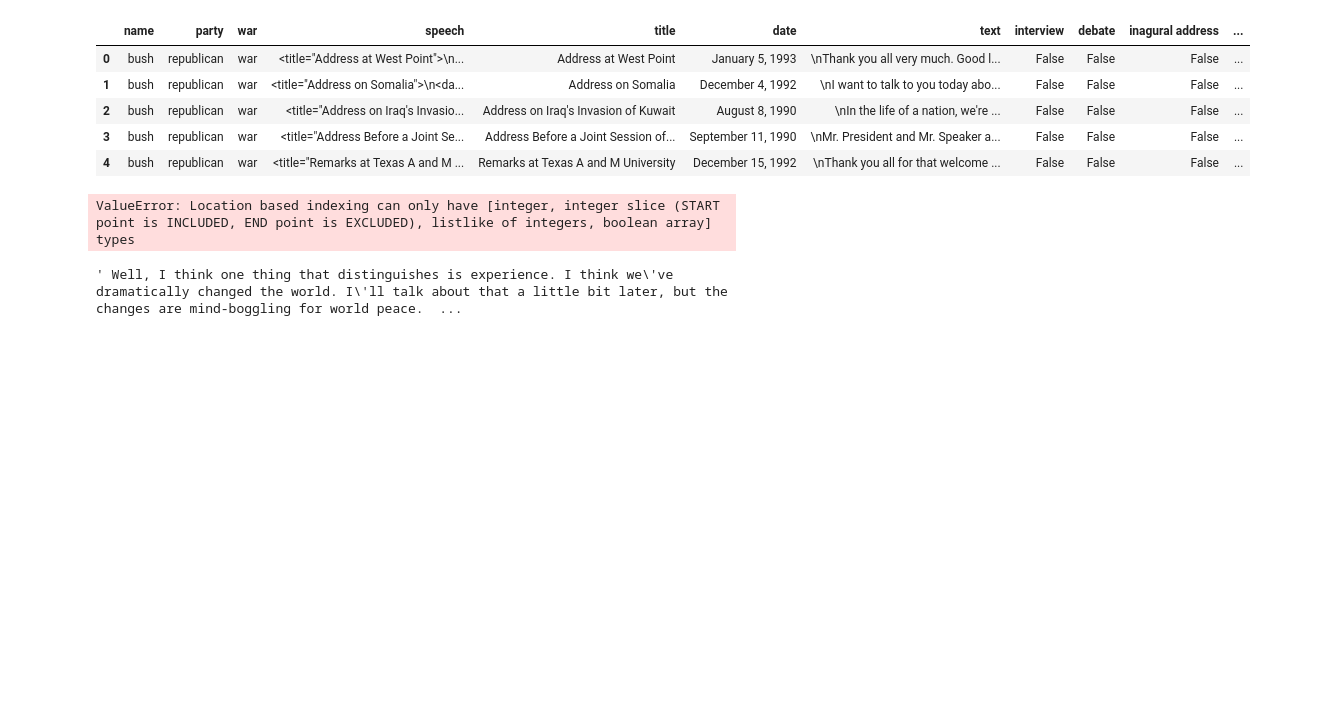
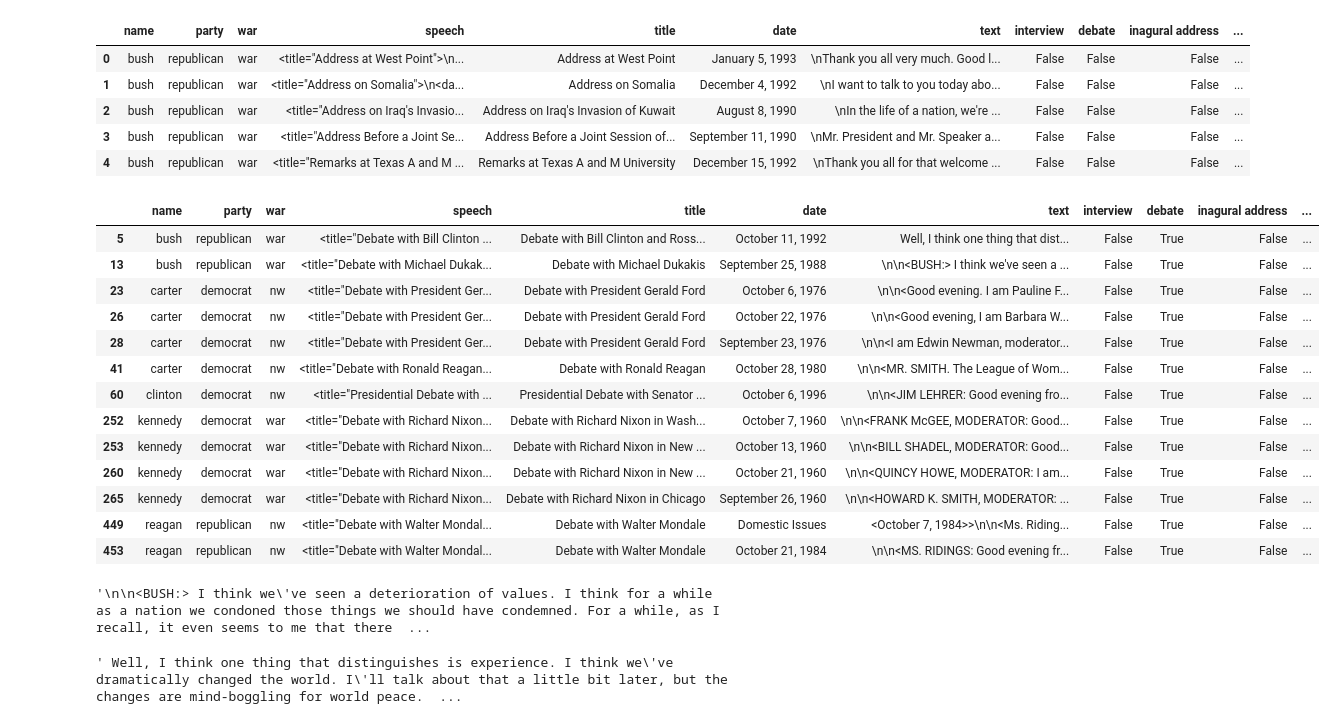
Before and after one commit to annewbarry/partisan-speech, a Jupyter notebook: partisan_speech.ipynb, the cells around one changed output. Cells and saved outputs as stored; diff of their text form; code cells hidden in the pictures; blank space fills up the shorter version.

```diff
--- a/partisan_speech.ipynb
+++ b/partisan_speech.ipynb
@@ -109,11 +109,19 @@ df.head()
 | 3 | bush | republican | war | <title="Address Before a Joint Se... | Address Before a Joint Session of... | September 11, 1990 | \nMr. President and Mr. Speaker a... | False | False | False | ... |
 | 4 | bush | republican | war | <title="Remarks at Texas A and M ... | Remarks at Texas A and M University | December 15, 1992 | \nThank you all for that welcome ... | False | False | False | ... |
 # %%
-debates = df[df['debate'] == True].reindex()
+debates = df[df['debate'] == True]
+# %% [output]
+|  | name | party | war | speech | title | date | text | interview | debate | inagural address | ... |
+| 5 | bush | republican | war | <title="Debate with Bill Clinton ... | Debate with Bill Clinton and Ross... | October 11, 1992 | Well, I think one thing that dist... | False | True | False | ... |
+| 13 | bush | republican | war | <title="Debate with Michael Dukak... | Debate with Michael Dukakis | September 25, 1988 | \n\n<BUSH:> I think we've seen a ... | False | True | False | ... |
+| 23 | carter | democrat | nw | <title="Debate with President Ger... | Debate with President Gerald Ford | October 6, 1976 | \n\n<Good evening. I am Pauline F... | False | True | False | ... |
+| 26 | carter | democrat | nw | <title="Debate with President Ger... | Debate with President Gerald Ford | October 22, 1976 | \n\n<Good evening, I am Barbara W... | False | True | False | ... |
+| 28 | carter | democrat | nw | <title="Debate with President Ger... | Debate with President Gerald Ford | September 23, 1976 | \n\n<I am Edwin Newman, moderator... | False | True | False | ... |
+| 41 | carter | democrat | nw | <title="Debate with Ronald Reagan... | Debate with Ronald Reagan | October 28, 1980 | \n\n<MR. SMITH. The League of Wom... | False | True | False | ... |
+| 60 | clinton | democrat | nw | <title="Presidential Debate with ... | Presidential Debate with Senator ... | October 6, 1996 | \n\n<JIM LEHRER: Good evening fro... | False | True | False | ... |
+| 252 | kennedy | democrat | war | <title="Debate with Richard Nixon... | Debate with Richard Nixon in Wash... | October 7, 1960 | \n\n<FRANK McGEE, MODERATOR: Good... | False | True | False | ... |
+| 253 | kennedy | democrat | war | <title="Debate with Richard Nixon... | Debate with Richard Nixon in New ... | October 13, 1960 | \n\n<BILL SHADEL, MODERATOR: Good... | False | True | False | ... |
+| 260 | kennedy | democrat | war | <title="Debate with Richard Nixon... | Debate with Richard Nixon in New ... | October 21, 1960 | \n\n<QUINCY HOWE, MODERATOR: I am... | False | True | False | ... |
+| 265 | kennedy | democrat | war | <title="Debate with Richard Nixon... | Debate with Richard Nixon in Chicago | September 26, 1960 | \n\n<HOWARD K. SMITH, MODERATOR: ... | False | True | False | ... |
+| 449 | reagan | republican | nw | <title="Debate with Walter Mondal... | Debate with Walter Mondale | Domestic Issues | <October 7, 1984>>\n\n<Ms. Riding... | False | True | False | ... |
+| 453 | reagan | republican | nw | <title="Debate with Walter Mondal... | Debate with Walter Mondale | October 21, 1984 | \n\n<MS. RIDINGS: Good evening fr... | False | True | False | ... |
-# %%
-## debates on hold
-
-for i, v in debates.iteritems():
-    print(i, v, df.iloc[i, 'debate'])
-# %% [output]
-ValueError: Location based indexing can only have [integer, integer slice (START point is INCLUDED, END point is EXCLUDED), listlike of integers, boolean array] types
@@ -120,3 +133,24 @@ ValueError: Location based indexing can only have [integer, integer slice (START
+# %%
+text = df.loc[, 'text']
+
+def find_between(s, first, last):
+    result = ''
+    while True:
+        try:
+            start = s.index(first) + len(first)
+            end = s.index( last, start )
+            result += s[start:end] + ' '
+            s = s[end:]
+        except ValueError:
+            return result
+
+for i in debate_list(delimiters by debate, opponent by debate):
+    pres_text = find_between(df.iloc[i, 'text'], '<President Bush.>', '<')
+
+bush = find_between(bush_debate, '<President Bush.>', '<')
+df.loc[5, 'text'] = bush
+# %% [output]
+'\n\n<BUSH:> I think we\'ve seen a deterioration of values. I think for a while as a nation we condoned those things we should have condemned. For a while, as I recall, it even seems to me that there  ...
 # %%
 bush_debate = df.iloc[5, :].text
 # %%
```
Also changed, not shown: parts of 2 cells of this notebook.
